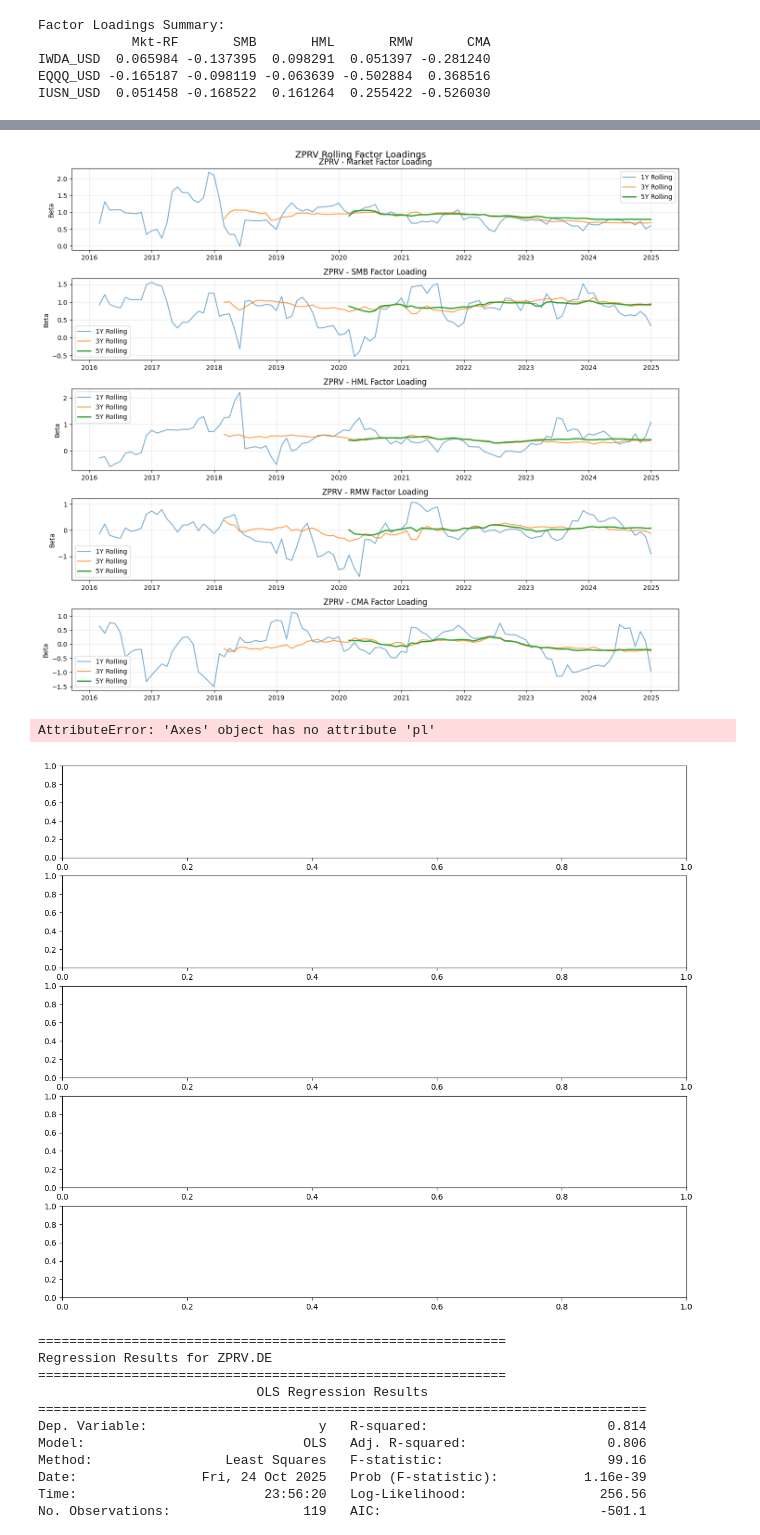
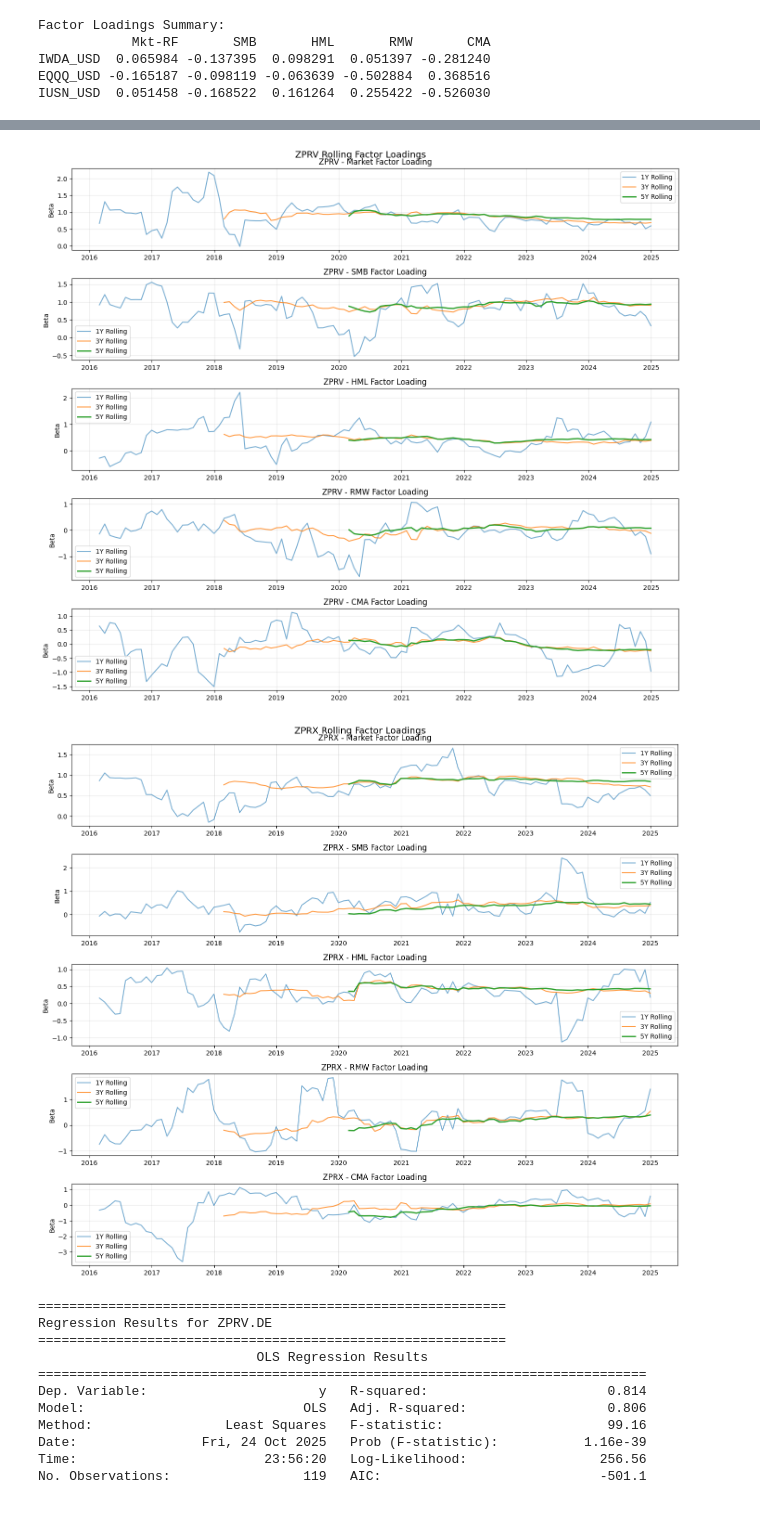
Before and after one commit to husainm97/quant-lab-alpha, a Jupyter notebook: notebooks/factor_premium_tests.ipynb, the cells around one changed output, grey strips where cells are left out. Cells and saved outputs as stored; diff of their text form; code cells hidden in the pictures.

Commit message:
fixed plotting

```diff
--- a/notebooks/factor_premium_tests.ipynb
+++ b/notebooks/factor_premium_tests.ipynb
@@ -1068,36 +1068,45 @@ plt.show()
 # -----------------------------
 zprx_combined = combined_data[['ZPRX.DE', 'Mkt-RF', 'SMB', 'HML', 'RMW', 'CMA', 'RF']].copy()
 zprx_combined.rename(columns={'ZPRX.DE': 'ETF_TV', 'Mkt-RF': 'Market'}, inplace=True)
 
 zprx_rolling_1y = rolling_factor_loadings_5f(zprx_combined, 12)
 zprx_rolling_3y = rolling_factor_loadings_5f(zprx_combined, 36)
 zprx_rolling_5y = rolling_factor_loadings_5f(zprx_combined, 60)
 
 fig, axes = plt.subplots(5, 1, figsize=(14, 12))
 for i, factor in enumerate(factors):
-    axes[i].pl
+    axes[i].plot(zprx_rolling_1y.index, zprx_rolling_1y[factor], label='1Y Rolling', alpha=0.6)
+    axes[i].plot(zprx_rolling_3y.index, zprx_rolling_3y[factor], label='3Y Rolling', alpha=0.8)
+    axes[i].plot(zprx_rolling_5y.index, zprx_rolling_5y[factor], label='5Y Rolling', linewidth=2)
+    axes[i].set_title(f'ZPRX - {factor} Factor Loading')
+    axes[i].set_ylabel('Beta')
+    axes[i].legend()
+    axes[i].grid(True, alpha=0.3)
+
+plt.tight_layout()
+plt.suptitle('ZPRX Rolling Factor Loadings', y=1.001, fontsize=14)
+plt.show()
 # %% [output]
 [*********************100%***********************]  2 of 2 completed
 ✓ Using Yahoo Finance data for ZPRV and ZPRX
 Ticker      ZPRV.DE      ZPRX.DE
 count   2507.000000  2507.000000
 mean       0.000419     0.000260
 std        0.014821     0.011693
 min       -0.119734    -0.123912
 25%       -0.006827    -0.005306
 50%        0.000631     0.000655
 75%        0.007819     0.006471
 max        0.119934     0.087483
 
 Date range: 2015-02-19 00:00:00 to 2024-12-30 00:00:00
 ... (9 lines left out)
 2015-03-31  0.049332  0.015021 -0.0109  0.0308 -0.0038  0.0007 -0.0062  0.0
 2015-04-30 -0.044892  0.013539  0.0060 -0.0301  0.0180  0.0005 -0.0062  0.0
 2015-05-31  0.020355  0.023920  0.0138  0.0082 -0.0111 -0.0176 -0.0083  0.0
 2015-06-30 -0.028654 -0.034587 -0.0154  0.0290 -0.0082  0.0035 -0.0154  0.0
 [figure]
-AttributeError: 'Axes' object has no attribute 'pl'
-[figure, old version]
+[figure, new version]
 # %%
 import statsmodels.api as sm
 import matplotlib.pyplot as plt
```
